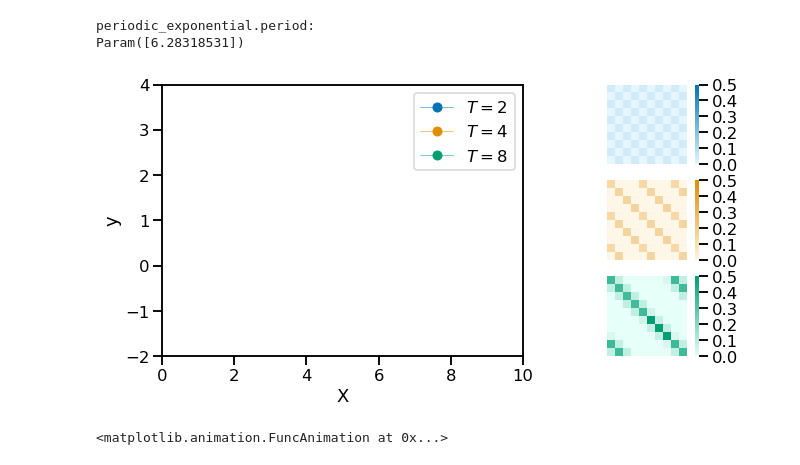
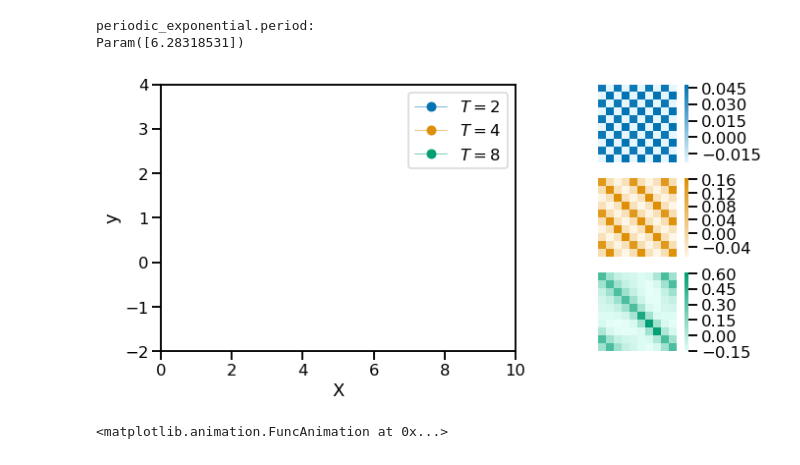
Before and after one commit to pdh21/Brighton_Data_Forum_20191127, a Jupyter notebook: Plots_for_talk.ipynb, the cells around one changed output. Saved outputs shown, nothing was run; the diff lists cells and outputs as text; code cells hidden in the pictures.

```diff
--- a/Plots_for_talk.ipynb
+++ b/Plots_for_talk.ipynb
@@ -415,35 +425,35 @@ lines=[]
 points=[]
 
 lineplot.set_xlim(0,10)
 lineplot.set_ylim(-2,4)
 lineplot.set_xlabel('X')
 lineplot.set_ylabel('y')
 colors=sns.color_palette('colorblind')
 
 cov_matrices=[]
 for i in range(0,len(samples)):
     lines.append(lineplot.plot([], [],'o-', lw=0.5,color=colors[i],label=r'$T=$'+str(lengthscales[i]))[0])
     cov_matrices.append(fig.add_subplot(grid[i, 2]))
     sns.heatmap(kernels[i].K(x),cmap=sns.light_palette(colors[i], input="rgb",as_cmap=True),ax=cov_matrices[i],square=True,xticklabels=[],
-            yticklabels=[],vmin=0,vmax=0.5)
+            yticklabels=[])
 
 lineplot.legend()
 def init():
     for s in range(0,len(samples)):
         lines[s].set_data([], [])
     return (lines)
 
 # animation function. This is called sequentially
 def animate(i):
     for s in range(0,len(samples)):
         lines[s].set_data(x,samples[s][:,i])
     return (lines)
 
 # call the animator. blit=True means only re-draw the parts that have changed.
 anim = animation.FuncAnimation(fig, animate, init_func=init,
                                frames=samples[0].shape[1], interval=100, blit=True)
 # %% [output]
-[figure, old version]
+[figure, new version]
 # %%
 anim
 # %% [output]
```
Also changed, not shown: parts of 1 cell of this notebook, 11 other files.
